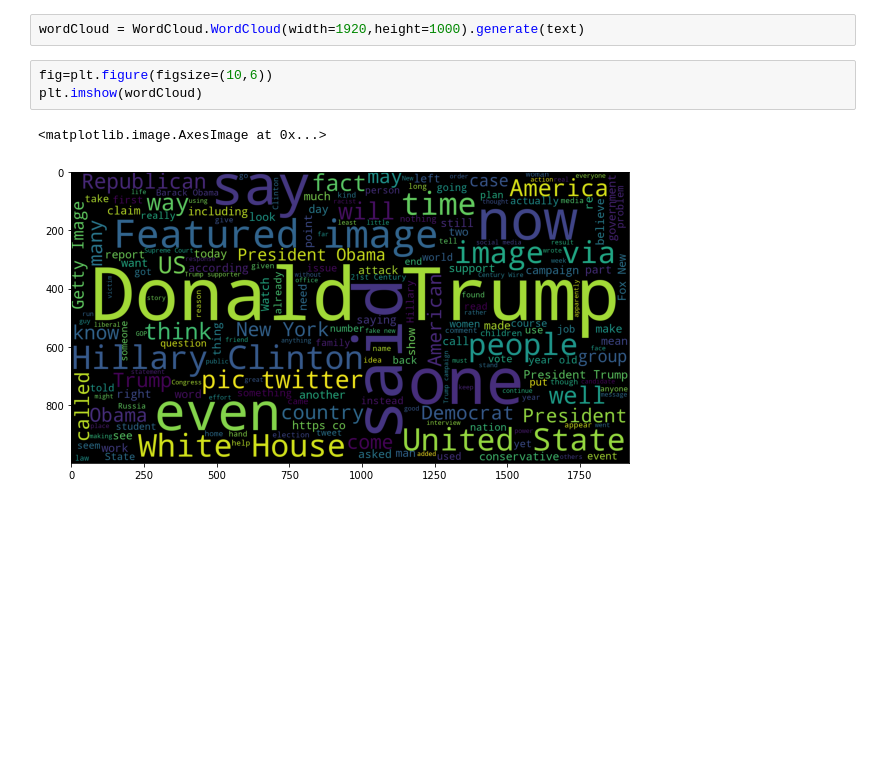
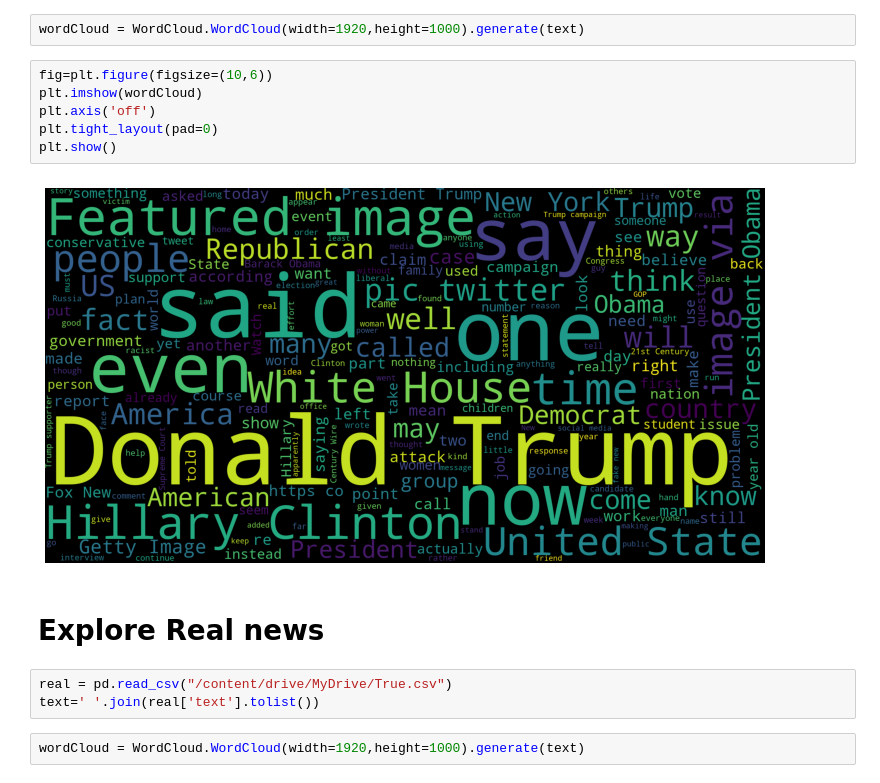
Before and after one commit to anturex2016/Data_mining, a Jupyter notebook: fake_news_detection.ipynb, the cells around one changed output. Drawn from its saved outputs; the diff is of its cells as text; blank space fills up the shorter version.

```diff
--- a/fake_news_detection.ipynb
+++ b/fake_news_detection.ipynb
@@ -63,6 +67,15 @@ wordCloud = WordCloud.WordCloud(width=1920,height=1000).generate(text)
 # %%
 fig=plt.figure(figsize=(10,6))
 plt.imshow(wordCloud)
+plt.axis('off')
+plt.tight_layout(pad=0)
+plt.show()
 # %% [output]
-<matplotlib.image.AxesImage at 0x...>
-[figure, old version]
+[figure, new version]
+# %% [markdown]
+# Explore Real news
+# %%
+real = pd.read_csv("/content/drive/MyDrive/True.csv")
+text=' '.join(real['text'].tolist())
+# %%
+wordCloud = WordCloud.WordCloud(width=1920,height=1000).generate(text)
```
Also changed, not shown: parts of 24 cells of this notebook.
